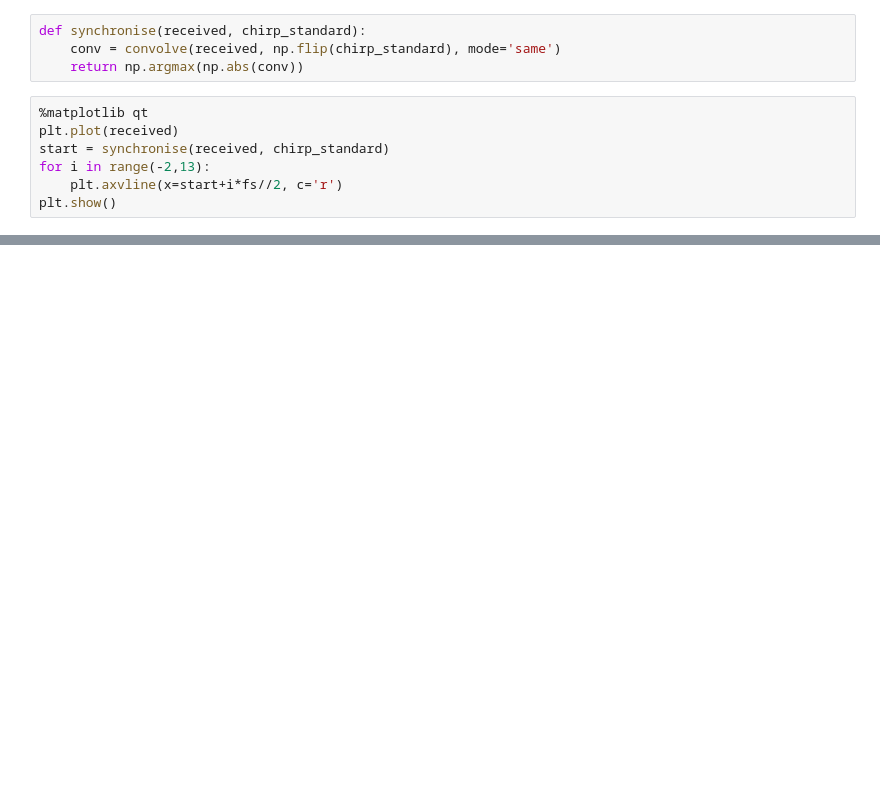
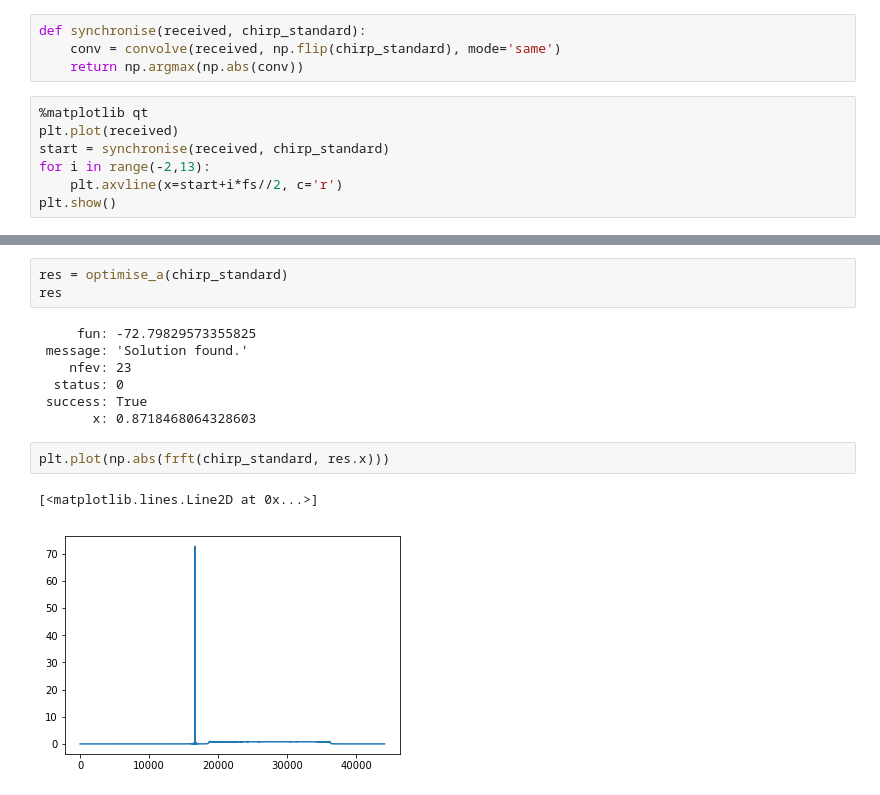
Before and after one commit to barkermrl/AudioModem, a Jupyter notebook: Estimation/OFDM.ipynb, the cells around one changed output, grey strips where cells are left out. Saved outputs shown, nothing was run; the diff lists cells and outputs as text; blank space fills up the shorter version.

```diff
--- a/Estimation/OFDM.ipynb
+++ b/Estimation/OFDM.ipynb
@@ -87,0 +92,15 @@ np.argmax(conv)/fs
+# %%
+res = optimise_a(chirp_standard)
+res
+# %% [output]
+     fun: -72.79829573355825
+ message: 'Solution found.'
+    nfev: 23
+  status: 0
+ success: True
+       x: 0.8718468064328603
+# %%
+plt.plot(np.abs(frft(chirp_standard, res.x)))
+# %% [output]
+[<matplotlib.lines.Line2D at 0x...>]
+[figure, added]
```
Also changed, not shown: parts of 29 cells of this notebook, 14 other files.
